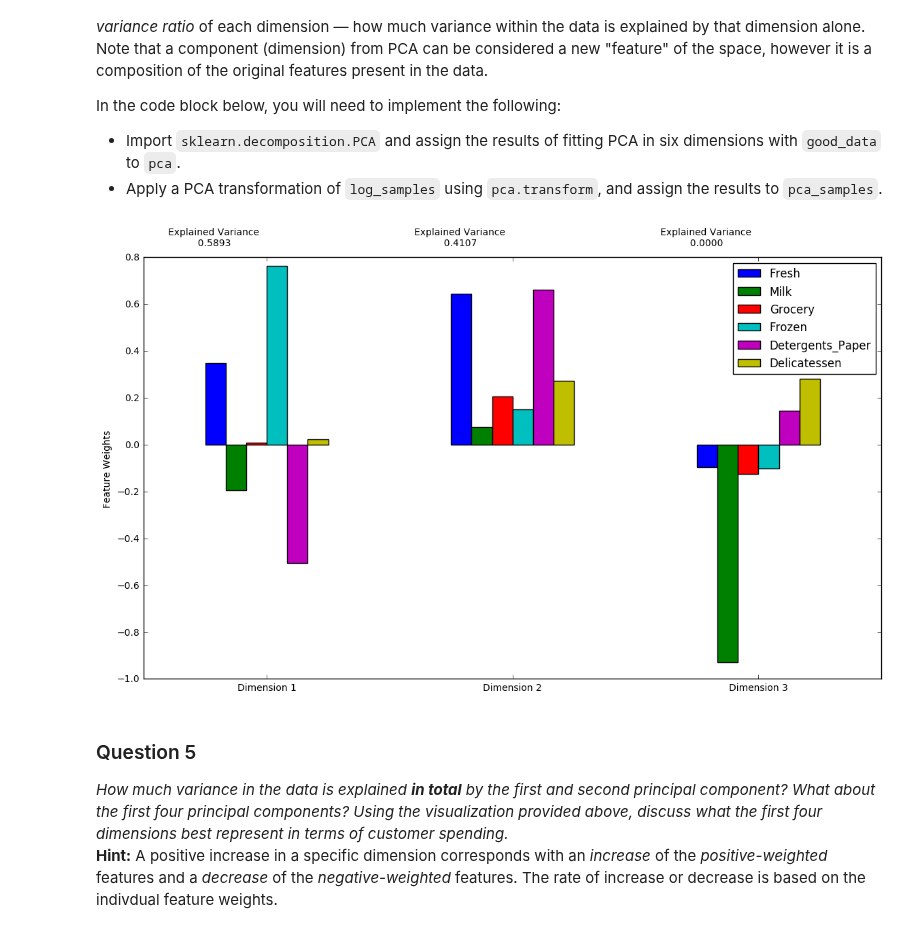
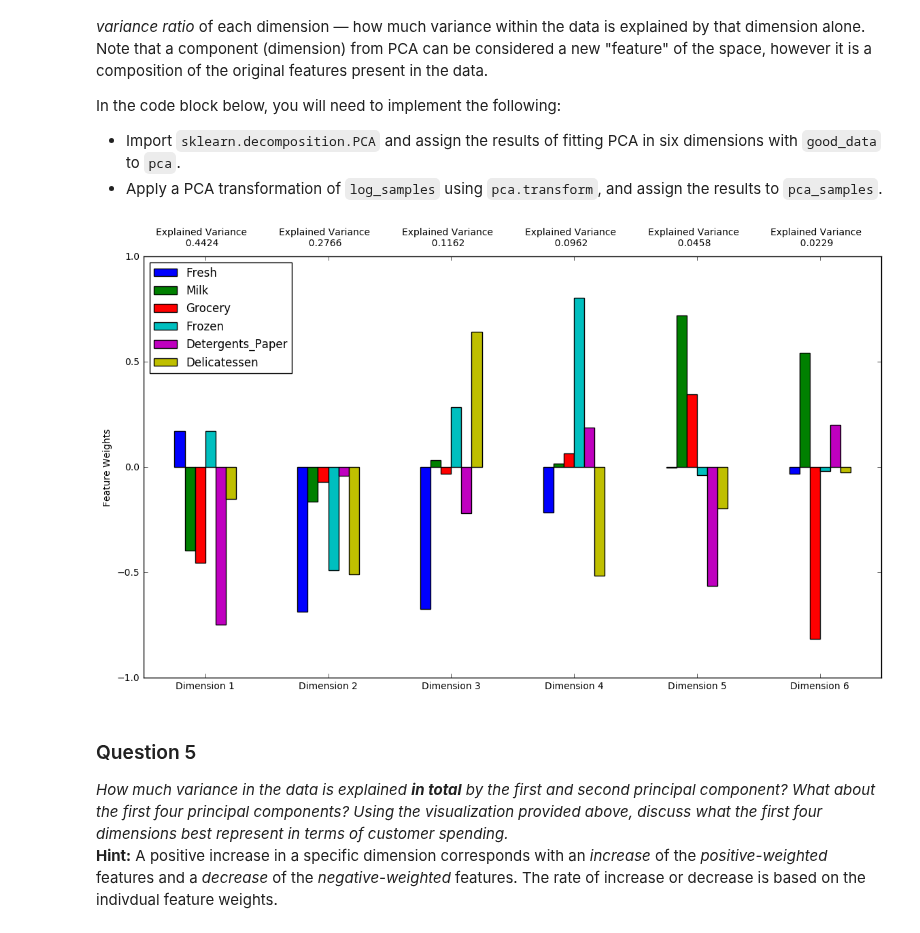
Before and after one commit to markdyousef/ML-Nanodegree, a Jupyter notebook: projects/customer_segments/customer_segments.ipynb, the cells around one changed output. Cells and saved outputs as stored; diff of their text form; code cells hidden in the pictures.

```diff
--- a/projects/customer_segments/customer_segments.ipynb
+++ b/projects/customer_segments/customer_segments.ipynb
@@ -271,15 +271,15 @@ In the code block below, you will need to implement the following:
 # %%
 from sklearn.decomposition import PCA
 # TODO: Apply PCA by fitting the good data with the same number of dimensions as features
 pca = PCA().fit(good_data)
 
 # # TODO: Transform log_samples using the PCA fit above
-pca_samples = pca.fit_transform(log_samples)
+pca_samples = pca.transform(log_samples)
 
 # # Generate PCA results plot
 pca_results = vs.pca_results(good_data, pca)
 # %% [output]
-[figure, old version]
+[figure, new version]
 # %% [markdown]
 ### Question 5
 *How much variance in the data is explained* ***in total*** *by the first and second principal component? What about the first four principal components? Using the visualization provided above, discuss what the first four dimensions best represent in terms of customer spending.*
```
Also changed, not shown: parts of 5 cells of this notebook.
